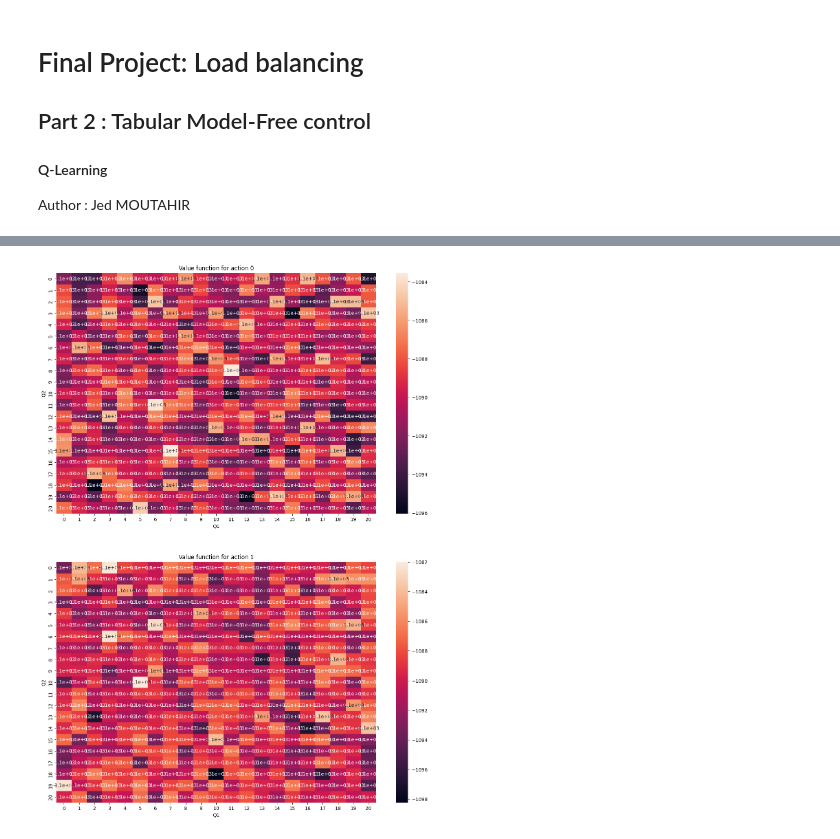
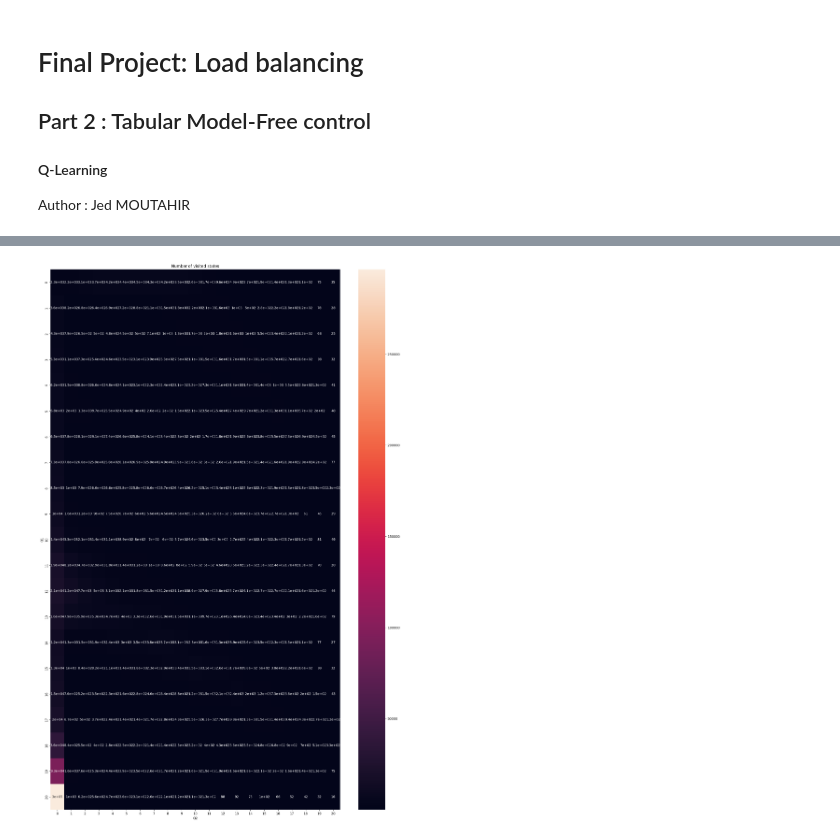
Before and after one commit to JedMoutahir/Travail-SN-ENSEEIHT, a Jupyter notebook: 3A/RL/Project/Tabular/QL.ipynb, the cells around one changed output, grey strips where cells are left out. Saved outputs shown, nothing was run; the diff lists cells and outputs as text; code cells hidden in the pictures.

```diff
--- a/3A/RL/Project/Tabular/QL.ipynb
+++ b/3A/RL/Project/Tabular/QL.ipynb
@@ -139,14 +147,14 @@ def QL(gamma, mu1, mu2, lambdA, Q1_max, Q2_max, num_episodes, num_steps, alpha=0
     return V, policy, visited_states
 # %%
 # Parameters
-lambdA = 0.4
+lambdA = 0.3
 mu1 = 0.2
-mu2 = 0.2
+mu2 = 0.4
 gamma = 0.99
 Q1_max = 20
 Q2_max = 20
 # %%
 # Compute optimal policy using Q-Learning
-N = 1000000
-V, policy, visited_states = QL(gamma, mu1, mu2, lambdA, Q1_max, Q2_max, N, 1)
+N = 10000
+V, policy, visited_states = QL(gamma, mu1, mu2, lambdA, Q1_max, Q2_max, N, 100)
 # %% [output]
@@ -163,14 +193,10 @@ Episode  900000 / 1000000
 # %%
-# Plot the value function using sns
-fig, ax = plt.subplots(2, 1, figsize=(15, 20))
-sns.heatmap(V[:, :, 0], ax=ax[0], annot=True)
-sns.heatmap(V[:, :, 1], ax=ax[1], annot=True)
-ax[0].set_title("Value function for action 0")
-ax[1].set_title("Value function for action 1")
-ax[0].set_xlabel("Q1")
-ax[0].set_ylabel("Q2")
-ax[1].set_xlabel("Q1")
-ax[1].set_ylabel("Q2")
+# Plot the number of visited states
+fig, ax = plt.subplots(figsize=(20, 30))
+sns.heatmap(visited_states[:, :], ax=ax, annot=True)
+ax.set_title("Number of visited states")
+ax.set_xlabel("Q2")
+ax.set_ylabel("Q1")
 plt.show()
 # %% [output]
-[figure, old version]
+[figure, new version]
```
Also changed, not shown: parts of 9 cells of this notebook, 20 other files.
